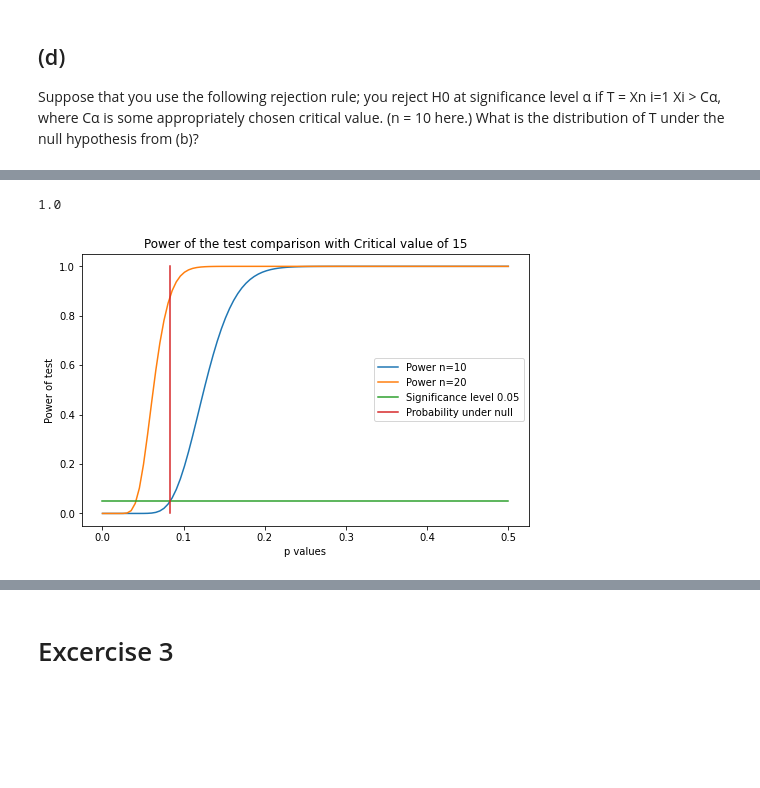
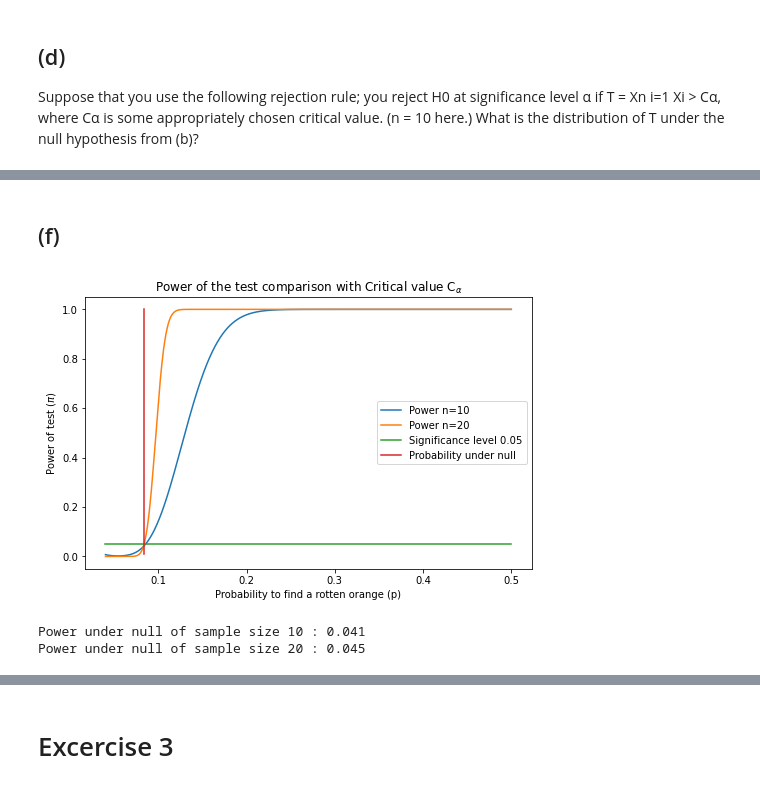
Before and after one commit to thutrangluu/Assignment_Stat, a Jupyter notebook: Assignment 2/Assignment 2 Statistics.ipynb, the cells around one changed output, grey strips where cells are left out. Saved outputs shown, nothing was run; the diff lists cells and outputs as text; code cells hidden in the pictures; blank space fills up the shorter version.

```diff
--- a/Assignment 2/Assignment 2 Statistics.ipynb
+++ b/Assignment 2/Assignment 2 Statistics.ipynb
@@ -186,10 +156,14 @@ from scipy.stats import norm
 import numpy as np
 
 def criticalValue (p,alpha,n):
-    c = norm.ppf(1-alpha)*np.sqrt(n*p*(1-p)) + n*p
+    c = binom.ppf(1-alpha,n*12, p)
     return c
 
-c = criticalValue(1/12, 0.05, 12*10)
+c = criticalValue(1/12, 0.05, 10)
+data = [0, 1, 1, 2, 1, 2, 1, 0, 2, 1]
+
+T = sum(data)
 print ("The critical value is", np.round(c))
+print('Data statistic T=', T)
 # %% [output]
 The critical value is 15.0
@@ -203,25 +173,38 @@ compare to one another and why?
+# %% [markdown]
+## (f)
 # %%
 def powerOfTest (n, p):
-    pi = 1- norm.cdf((15-(12*n*p))/(np.sqrt(12*n*p*(1-p))))
-    return pi
-pi = powerOfTest(120,1/12)
-print(pi)
+    critical = np.round(criticalValue(1/12, 0.05, n),0)
+    index = 1
+    power = 1
+    while index <= critical:
+        power -= binom.pmf(index, n*12,p)
+        index +=1
+    return power
 
-x = np.linspace(0.00001,0.5,100)
-y = np.linspace(0.00001,1,100)
-alpha = np.ones(100)*0.05
-p0 = np.ones(100)*(1/12)
+x_1 = np.linspace(0.04,0.5,1000)
+y_1 = np.linspace(0.01,1,1000)
+alpha = np.ones(1000)*0.05
+p0 = np.ones(1000)*(1/12)
 
 plt.figure(figsize=(8,5))
-plt.plot(x,powerOfTest(10,x),label='Power n=10')
-plt.plot(x,powerOfTest(20,x),label='Power n=20')
-plt.plot(x, alpha, label = 'Significance level 0.05')
-plt.plot(p0, y, label = 'Probability under null')
-plt.title("Power of the test comparison with Critical value of 15")
-plt.xlabel('p values')
-plt.ylabel('Power of test')
+plt.plot(x_1,powerOfTest(10,x_1),label='Power n=10')
+plt.plot(x_1,powerOfTest(100,x_1),label='Power n=20')
+plt.plot(x_1, alpha, label = 'Significance level 0.05')
+plt.plot(p0, y_1, label = 'Probability under null')
+plt.title(r'Power of the test comparison with Critical value C$_\alpha$')
+plt.xlabel('Probability to find a rotten orange (p)')
+plt.ylabel('Power of test ($\pi$)')
 plt.legend()
 plt.show()
 # %% [output]
-1.0
-[figure, old version]
+[figure, new version]
+# %%
+power_10 = powerOfTest(10,1/12)
+power_20 = powerOfTest(20,1/12)
+
+print('Power under null of sample size 10 :', np.round(power_10,3))
+print('Power under null of sample size 20 :', np.round(power_20,3))
+# %% [output]
+Power under null of sample size 10 : 0.041
+Power under null of sample size 20 : 0.045
```
Also changed, not shown: parts of 38 cells of this notebook.
